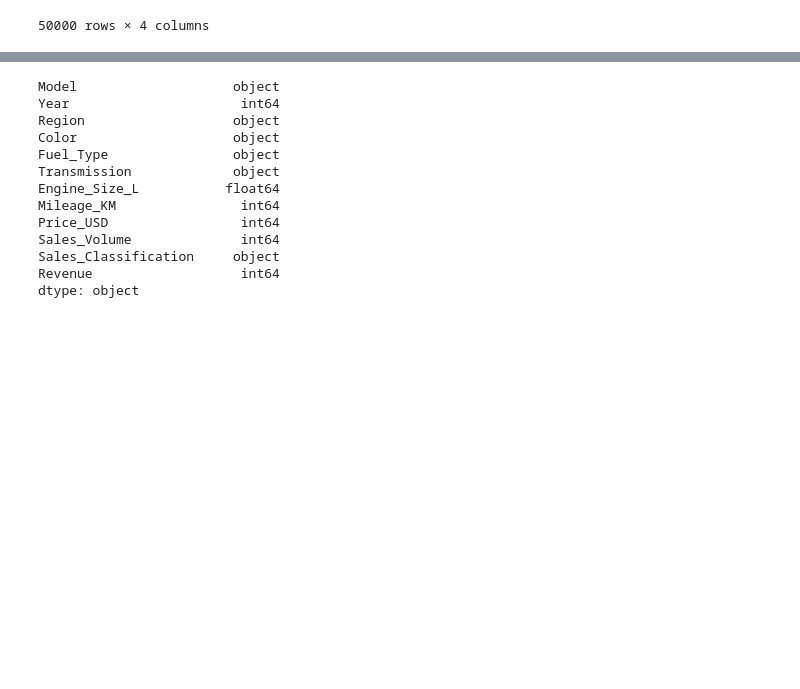
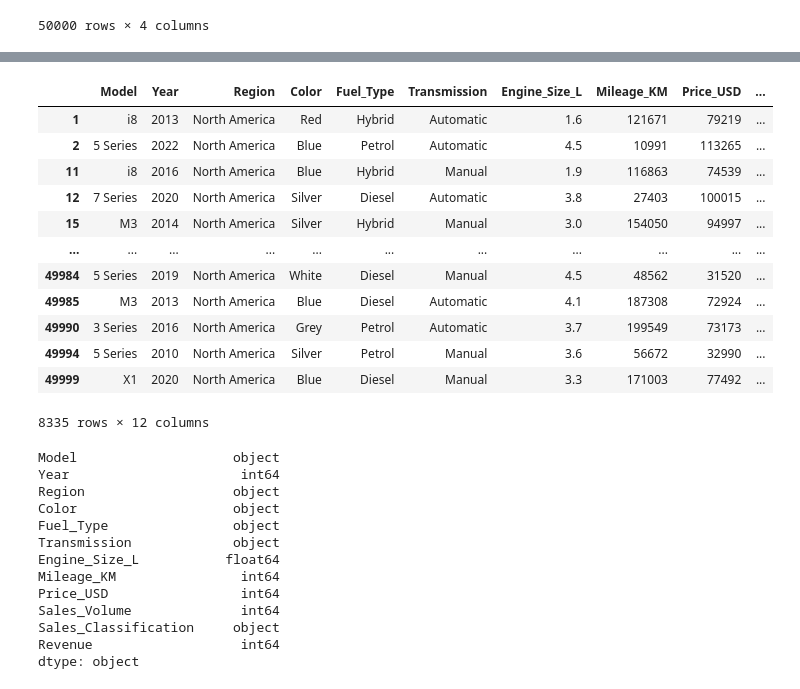
Before and after one commit to VithushanE/BMWWorldWideSales, a Jupyter notebook: BMWSales.ipynb, the cells around one changed output, grey strips where cells are left out. Cells and saved outputs as stored; diff of their text form; code cells hidden in the pictures; blank space fills up the shorter version.

```diff
--- a/BMWSales.ipynb
+++ b/BMWSales.ipynb
@@ -66,3 +137,20 @@ data[["Model","Region","Year","Price_USD","Sales_Volume", "Revenue"]]
+# %%
+north_america_sales = data[data["Region"] == "North America"]
+north_america_sales
+# %% [output]
+|  | Model | Year | Region | Color | Fuel_Type | Transmission | Engine_Size_L | Mileage_KM | Price_USD | ... |
+| 1 | i8 | 2013 | North America | Red | Hybrid | Automatic | 1.6 | 121671 | 79219 | ... |
+| 2 | 5 Series | 2022 | North America | Blue | Petrol | Automatic | 4.5 | 10991 | 113265 | ... |
+| 11 | i8 | 2016 | North America | Blue | Hybrid | Manual | 1.9 | 116863 | 74539 | ... |
+| 12 | 7 Series | 2020 | North America | Silver | Diesel | Automatic | 3.8 | 27403 | 100015 | ... |
+| 15 | M3 | 2014 | North America | Silver | Hybrid | Manual | 3.0 | 154050 | 94997 | ... |
+| ... | ... | ... | ... | ... | ... | ... | ... | ... | ... | ... |
+| 49984 | 5 Series | 2019 | North America | White | Diesel | Manual | 4.5 | 48562 | 31520 | ... |
+| 49985 | M3 | 2013 | North America | Blue | Diesel | Automatic | 4.1 | 187308 | 72924 | ... |
+| 49990 | 3 Series | 2016 | North America | Grey | Petrol | Automatic | 3.7 | 199549 | 73173 | ... |
+| 49994 | 5 Series | 2010 | North America | Silver | Petrol | Manual | 3.6 | 56672 | 32990 | ... |
+| 49999 | X1 | 2020 | North America | Blue | Diesel | Manual | 3.3 | 171003 | 77492 | ... |
+8335 rows × 12 columns
 # %%
 data.dtypes
 # %% [output]
```
Also changed, not shown: parts of 4 cells of this notebook.
